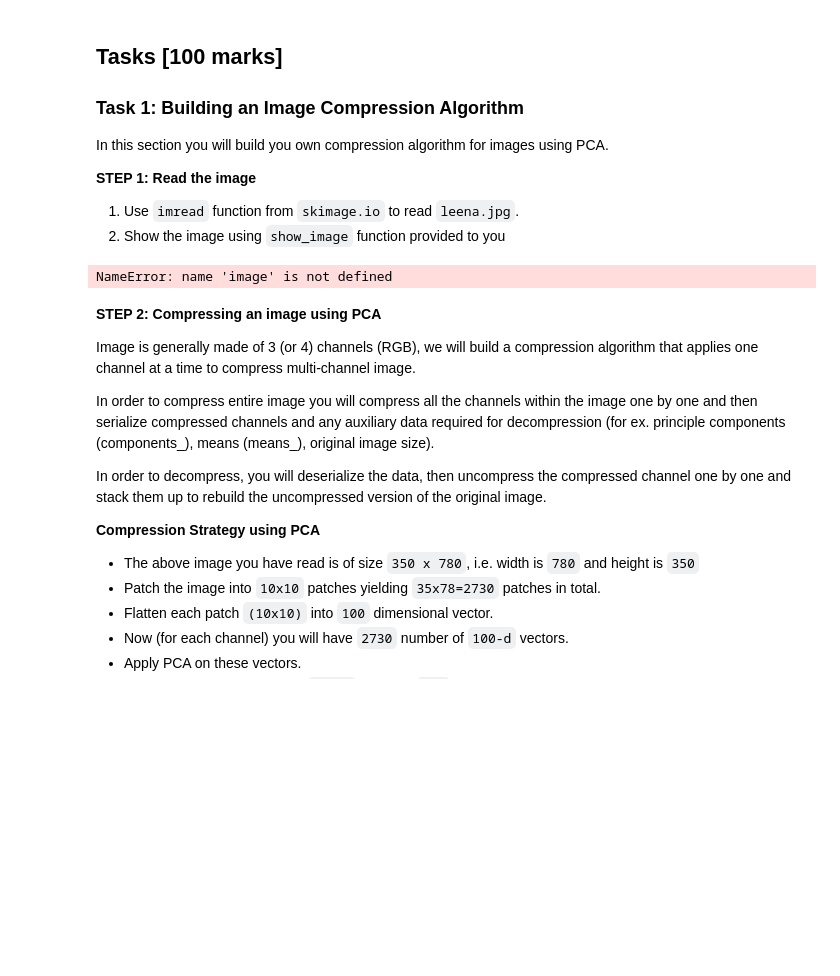
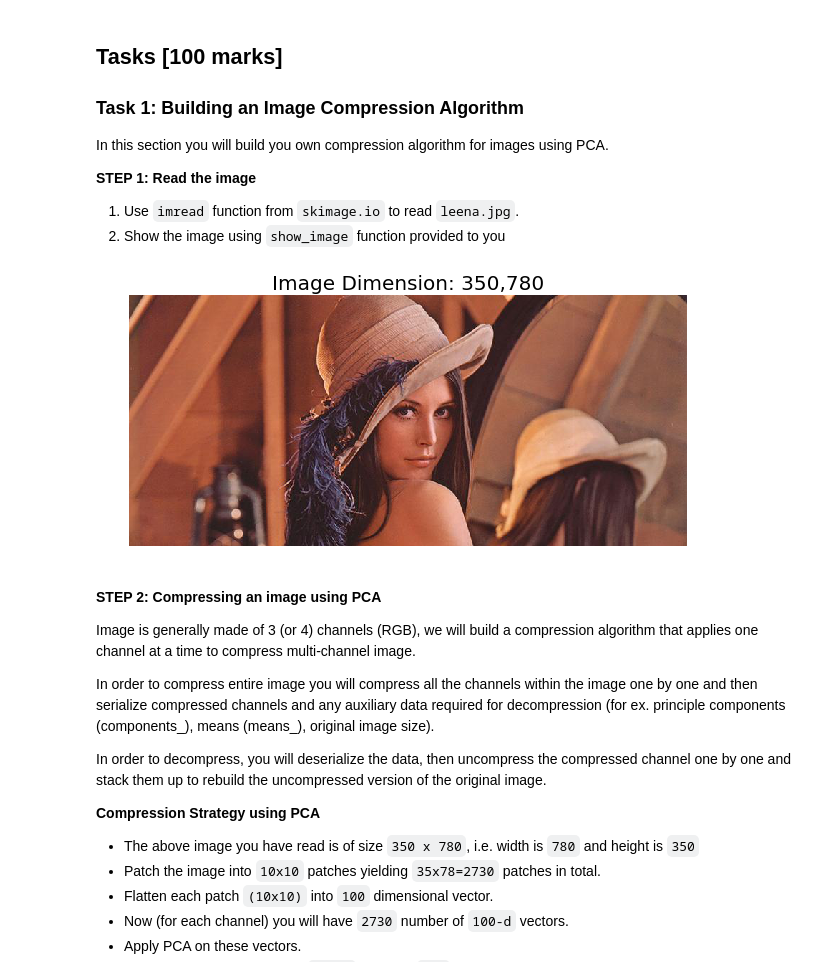
Before and after one commit to arumoy-shome/SYDE-522, a Jupyter notebook: Tutorials/Assignments/Assignment 2/20460621_shome.ipynb, the cells around one changed output. Saved outputs shown, nothing was run; the diff lists cells and outputs as text; code cells hidden in the pictures; blank space fills up the shorter version.

Commit message:
Task 1, step 1: load the image.

```diff
--- a/Tutorials/Assignments/Assignment 2/20460621_shome.ipynb
+++ b/Tutorials/Assignments/Assignment 2/20460621_shome.ipynb
@@ -124,24 +125,24 @@ In this section you will build you own compression algorithm for images using PC
 # %%
 import matplotlib.pyplot as plt
 # make matplotlib to show plots inline
 %matplotlib inline
 
 from skimage.io import imread
 
 def show_image(img):
     if len(img.shape) == 2:
         plt.imshow(img, cmap='Greys_r')
     else:
         plt.imshow(img)
     plt.axis('off')
     plt.title('Image Dimension: {0},{1}'.format(img.shape[0], img.shape[1]), fontsize=20)
 
 # !!ADD CODE HERE!!
-# image = ....
-# plt.figure(figsize=(10, 10))
+image = imread('./leena.jpg')
+plt.figure(figsize=(10, 10))
 show_image(image)
 # %% [output]
-NameError: name 'image' is not defined
+[figure, added]
 # %% [markdown]
 **STEP 2: Compressing an image using PCA**
 
```
Also changed, not shown: parts of 2 cells of this notebook.
